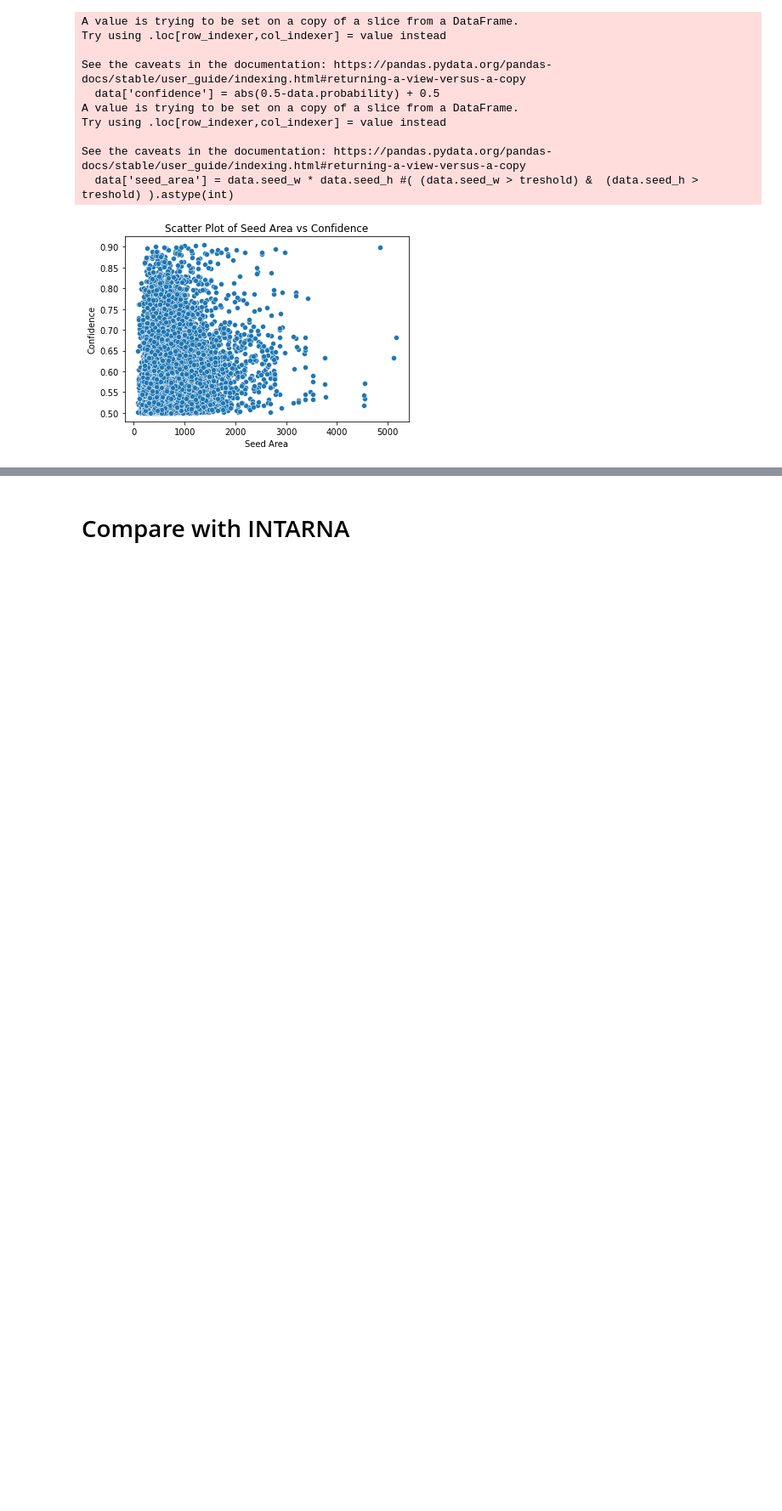
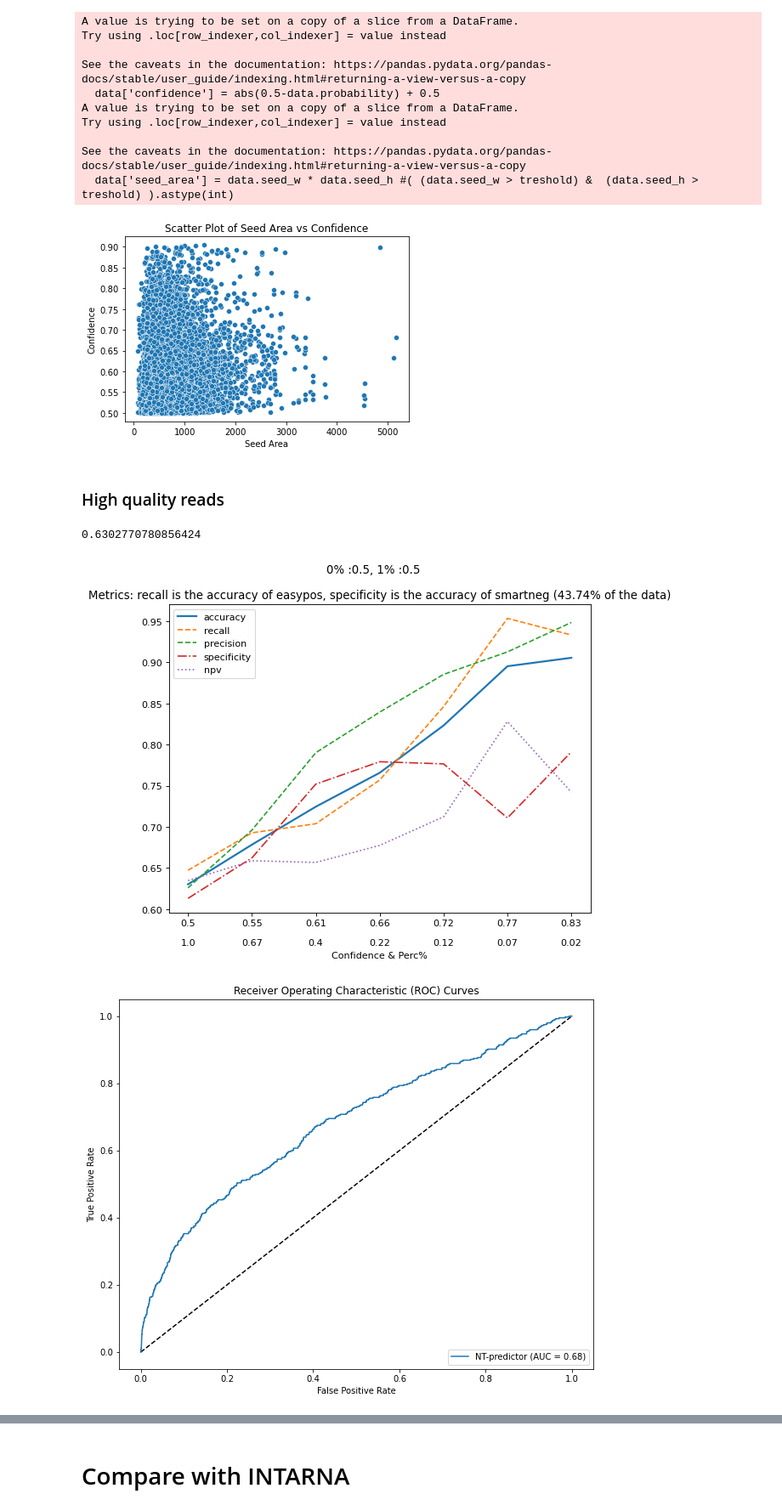
Before and after one commit to giorgiobini/RIME, a Jupyter notebook: src/plot_test2_results500-INTERACTION_LENGTH.ipynb, the cells around one changed output, grey strips where cells are left out. Shown at 85% size. Saved outputs shown, nothing was run; the diff lists cells and outputs as text; code cells hidden in the pictures; blank space fills up the shorter version.

```diff
--- a/src/plot_test2_results500-INTERACTION_LENGTH.ipynb
+++ b/src/plot_test2_results500-INTERACTION_LENGTH.ipynb
@@ -302,3 +370,23 @@ Try using .loc[row_indexer,col_indexer] = value instead
 See the caveats in the documentation: https://pandas.pydata.org/pandas-docs/stable/user_guide/indexing.html#returning-a-view-versus-a-copy
   data['seed_area'] = data.seed_w * data.seed_h #( (data.seed_w > treshold) &  (data.seed_h > treshold) ).astype(int)
 [figure]
+# %% [markdown]
+### High quality reads
+# %%
+test_sampled = pd.read_csv(os.path.join(metadata_dir, f'test_sampled.csv'))
+test_sampled = test_sampled[test_sampled.policy.isin(['smartneg'])]
+
+hq_reads_df = pd.concat([
+    res[(res.couples.isin(hq_reads))&(res.policy.isin(['easypos']))],
+    res[res.id_sample.isin(test_sampled.id_sample)]
+], axis = 0)
+
+hq_reads_df = balance_df(hq_reads_df)
+
+print((hq_reads_df.prediction == hq_reads_df.ground_truth).sum()/hq_reads_df.shape[0])
+obtain_plot(hq_reads_df, n_original_df = res.shape[0], title = f'Metrics: recall is the accuracy of easypos, specificity is the accuracy of smartneg ', n_conf = n_conf)
+plot_roc_curves([{'prob': hq_reads_df.probability, 'model_name': 'NT-predictor'}], hq_reads_df.ground_truth)
+# %% [output]
+0.6302770780856424
+[figure, added]
+[figure, added]
```
Also changed, not shown: parts of 6 cells of this notebook, 2 other files.
